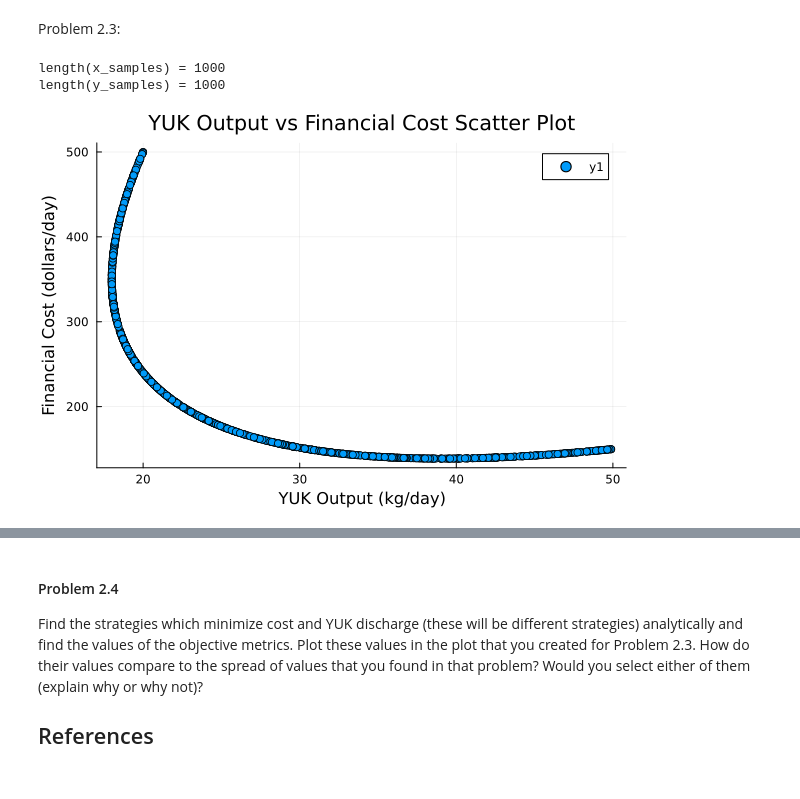
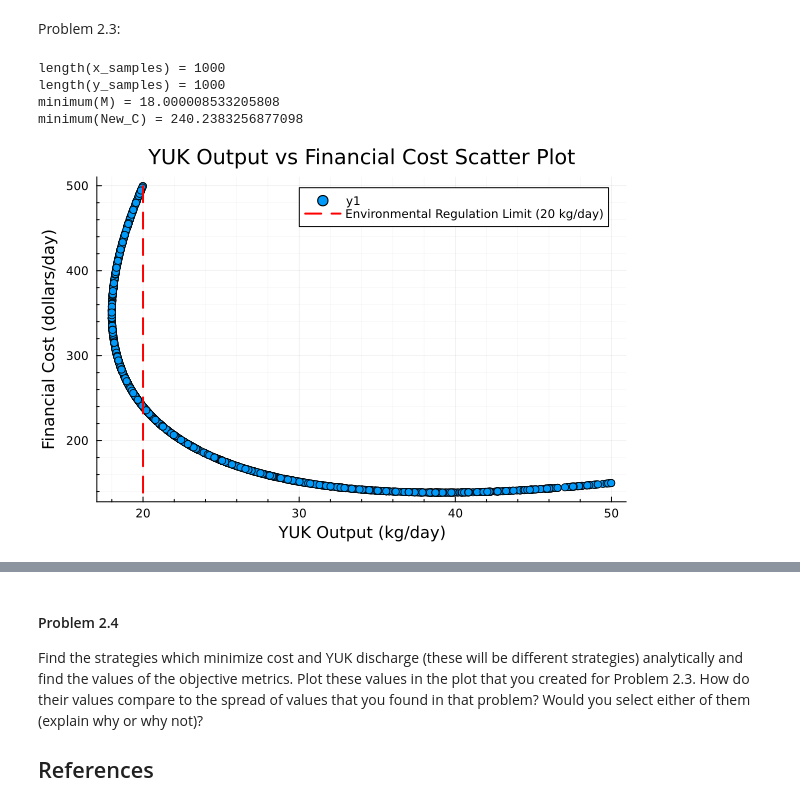
Before and after one commit to BEE4750-FA25/bee4750-hw1-evo, a Jupyter notebook: hw01.ipynb, the cells around one changed output, grey strips where cells are left out. Drawn from its saved outputs; the diff is of its cells as text; code cells hidden in the pictures.

```diff
--- a/hw01.ipynb
+++ b/hw01.ipynb
@@ -424,28 +424,37 @@ Problem 2.3:
 # %%
 function multiple_return_values(x, y)
     # Material balance equation
     # 100 .- 0.8x .- y + 0.005.*y.^2
 
     # Finance cost equation
     # C1 = x.^2/20
     # C2 = 1.5.*y
     # C = C1 + C2
     return (100 .- 0.8x .- y + 0.005.*y.^2, x.^2/20 .+ 1.5.*y) # Return YUK output and financial cost
 end
 
 distribution = Dirichlet(2,1);
-samples = rand(distribution, 1000); # Generate 1000 samples from Dirichlet distribution
+samples = rand(distribution, 1000) # Generate 1000 samples from Dirichlet distribution
 x_samples = 100*samples[1, :];
 y_samples = 100*samples[2, :];
 @show length(x_samples) # Check length of samples
 @show length(y_samples) # Check length of samples
 
 output = multiple_return_values.(x_samples, y_samples)
 M = [out[1] for out in output] # Display YUK output in kg/day
 C = [out[2] for out in output] # Display financial cost
+@show minimum(M) # Check minimum of YUK output
+findmin = findall(x -> x <= 20, M) # Find all instances where YUK output is less than or equal to 20 kg/day
+New_M = M[findmin] # New M values that meet the regulation
+New_C = C[findmin] # Corresponding financial costs
+@show minimum(New_C) # Check minimum of financial cost that meets regulation
 
-plot(M, C, seriestype=:scatter, xlabel="YUK Output (kg/day)", ylabel="Financial Cost (dollars/day)", title="YUK Output vs Financial Cost Scatter Plot")
+plot(M, C, seriestype=:scatter, xlabel="YUK Output (kg/day)", ylabel="Financial Cost (dollars/day)", title="YUK Output vs Financial Cost Scatter Plot", minorgrid=true)
+red_line_y = [minimum(C), maximum(C)]
+plot!( [20,20], red_line_y, line=:dash, linecolor=:red, linewidth=2, label="Environmental Regulation Limit (20 kg/day)")
 # %% [output]
 length(x_samples) = 1000
 length(y_samples) = 1000
+minimum(M) = 18.000008533205808
+minimum(New_C) = 240.2383256877098
-[figure, old version]
+[figure, new version]
```
Also changed, not shown: parts of 2 cells of this notebook.
